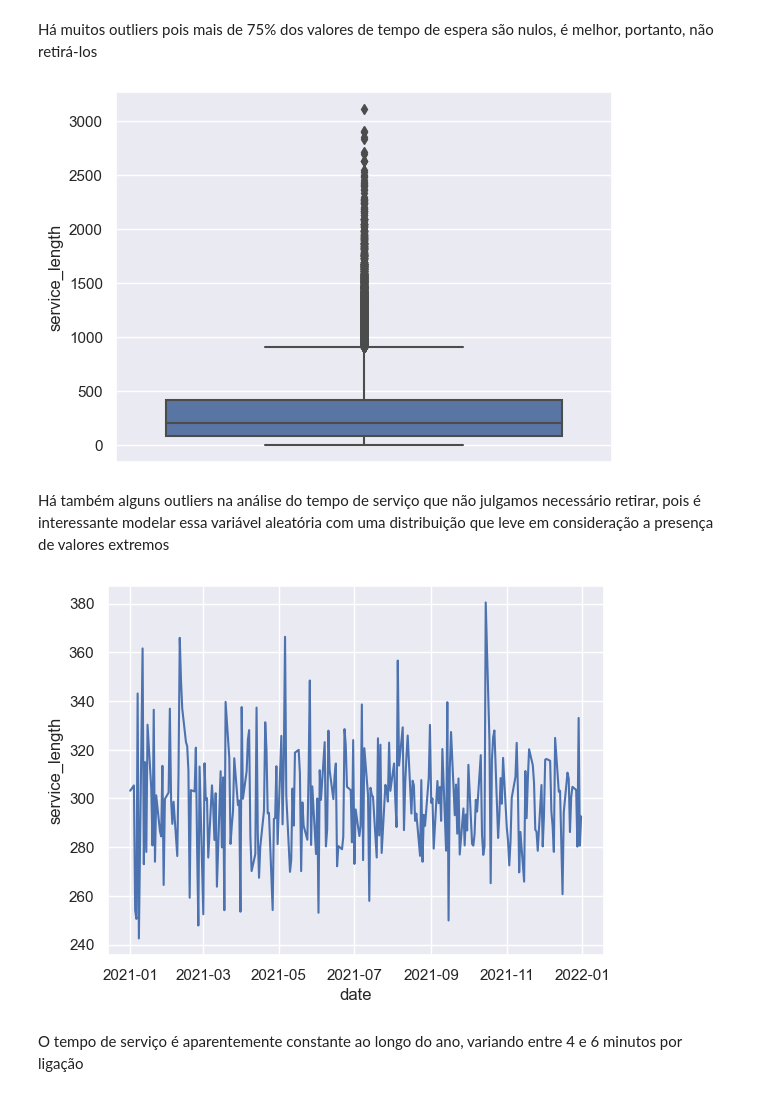
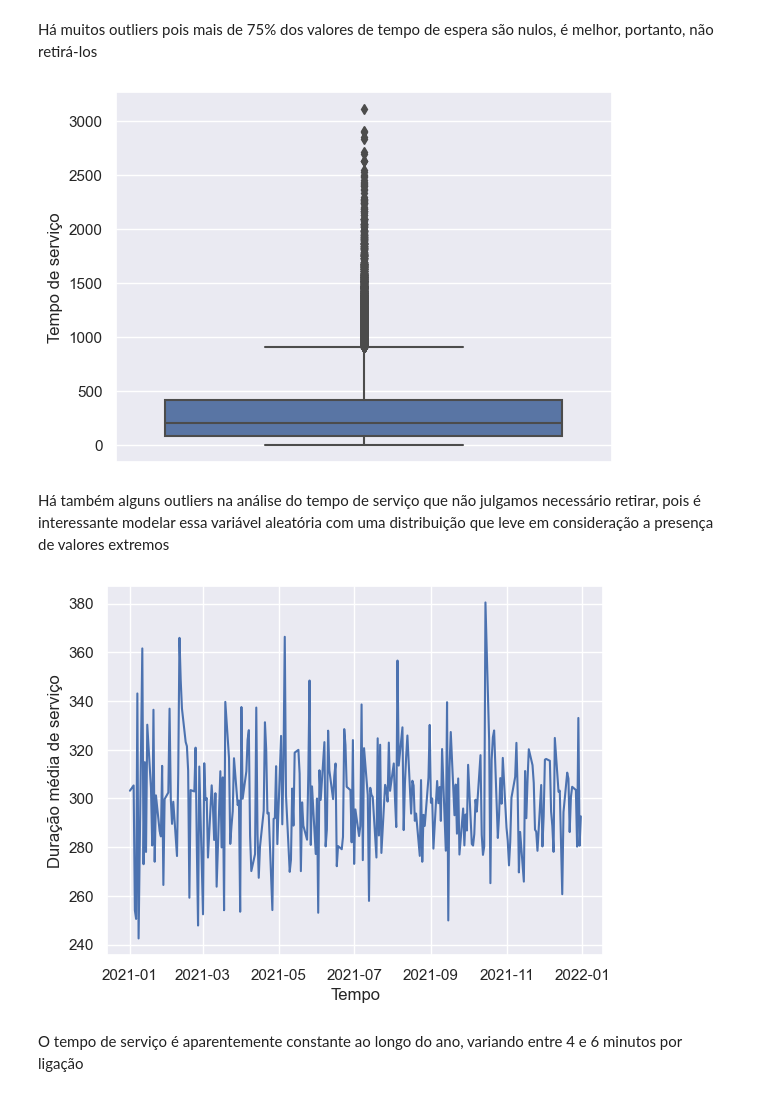
Before and after one commit to lucasgmalheiros/projeto-simulacao, a Jupyter notebook: analise_simulacao.ipynb, the cells around one changed output. Saved outputs shown, nothing was run; the diff lists cells and outputs as text; code cells hidden in the pictures.

```diff
--- a/analise_simulacao.ipynb
+++ b/analise_simulacao.ipynb
@@ -213,18 +213,18 @@ sns.boxplot(y="wait_length", data=df);
 Há muitos outliers pois mais de 75% dos valores de tempo de espera são nulos, é melhor, portanto, não retirá-los
 # %%
 # Boxplot tempo de serviço
-sns.boxplot(y="service_length", data=df);
+sns.boxplot(y="service_length", data=df).set(ylabel="Tempo de serviço");
 # %% [output]
-[figure, old version]
+[figure, new version]
 # %% [markdown]
 Há também alguns outliers na análise do tempo de serviço que não julgamos necessário retirar, pois é interessante modelar essa variável aleatória com uma distribuição que leve em consideração a presença de valores extremos
 # %%
 # Comportamento do tempo médio de serviço ao longo do ano
 t_servico = df.groupby(["date"])["service_length"].mean()
 # Gráfico de linha do tempo de serviço médio ao longo do ano
-sns.lineplot(data=t_servico);
+sns.lineplot(data=t_servico).set(xlabel="Tempo", ylabel="Duração média de serviço");
 # %% [output]
-[figure, old version]
+[figure, new version]
 # %% [markdown]
 O tempo de serviço é aparentemente constante ao longo do ano, variando entre 4 e 6 minutos por ligação
 # %% [markdown]
```
Also changed, not shown: parts of 5 cells of this notebook, 4 other files.
